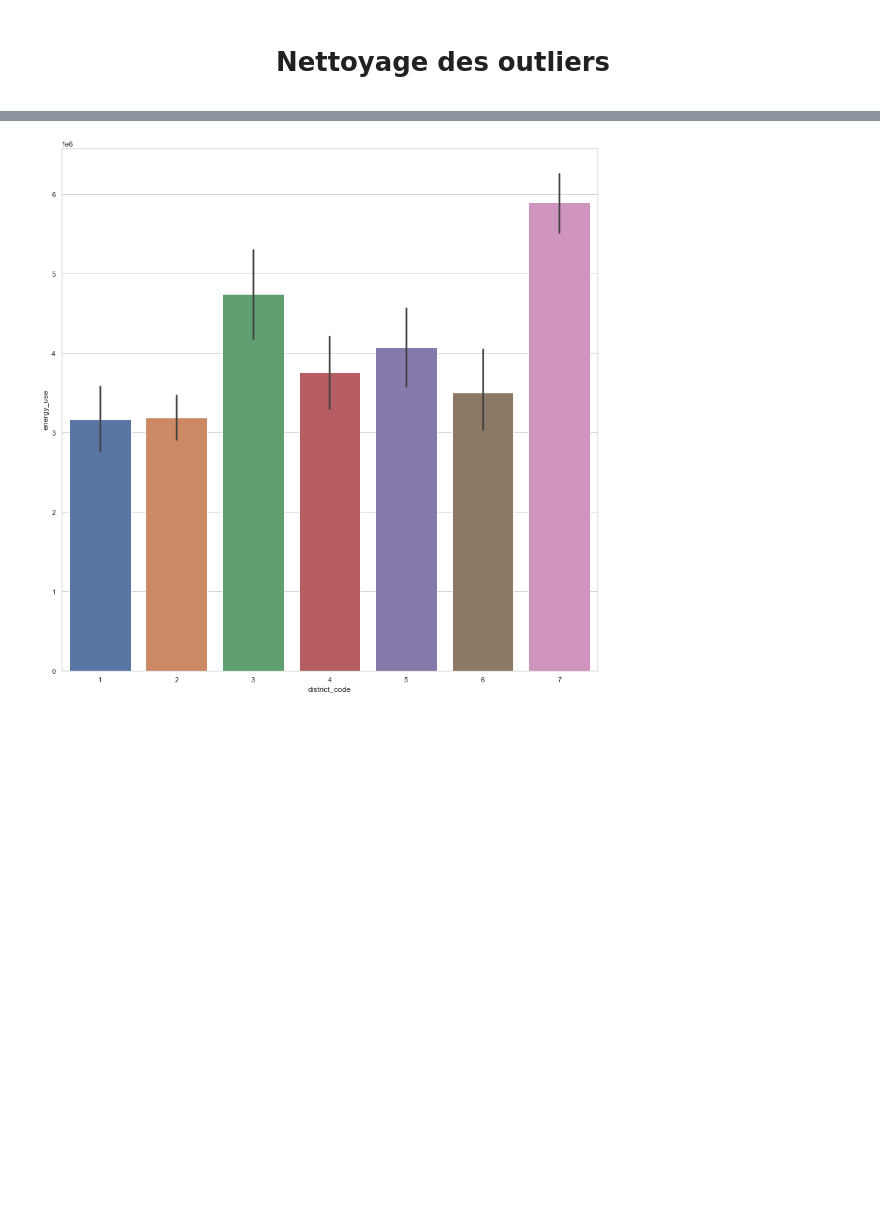
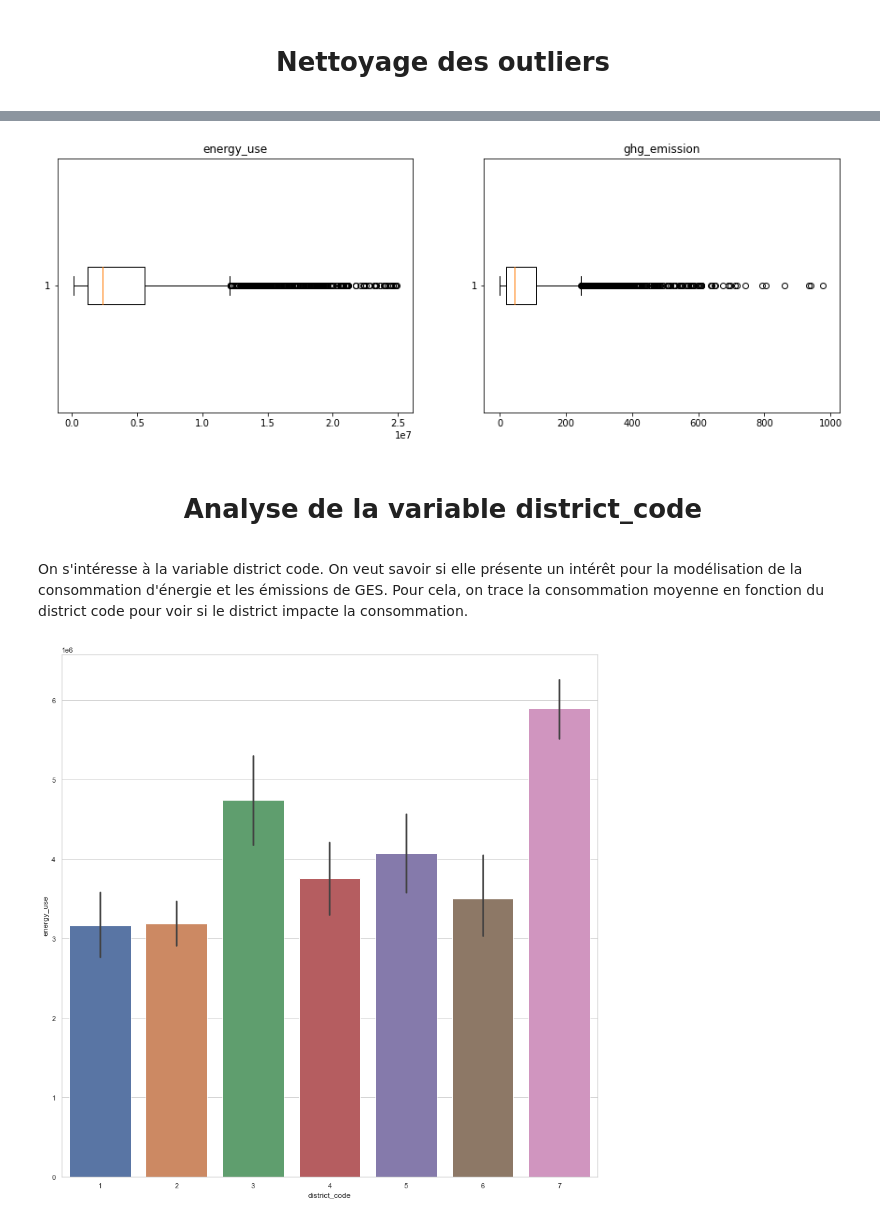
Before and after one commit to datanab/energy-consumption-prediction, a Jupyter notebook: Pélec_01_notebook_2.ipynb, the cells around one changed output, grey strips where cells are left out. Saved outputs shown, nothing was run; the diff lists cells and outputs as text; code cells hidden in the pictures; blank space fills up the shorter version.

```diff
--- a/Pélec_01_notebook_2.ipynb
+++ b/Pélec_01_notebook_2.ipynb
@@ -315,6 +307,19 @@ plt.show()
 # %%
 # Suppression des outliers
 bench_model = outlier_cleaning(bench_model,outliers_id)
+# %%
+fig, ax = plt.subplots(1,2,figsize=(15,5))
+ax[0].boxplot(bench_model['energy_use'], vert = False)
+ax[0].set_title('energy_use')
+ax[1].boxplot(bench_model['ghg_emission'], vert = False)
+ax[1].set_title('ghg_emission')
+plt.show()
+# %% [output]
+[figure, added]
+# %% [markdown]
+# <p style = 'text-align:center'> Analyse de la variable district_code </p>
+# %% [markdown]
+On s'intéresse à la variable district code. On veut savoir si elle présente un intérêt pour la modélisation de la consommation d'énergie et les émissions de GES. Pour cela, on trace la consommation moyenne en fonction du district code pour voir si le district impacte la consommation.
 # %%
 barplot("district_code","energy_use",bench_model)
 # %% [output]
```
Also changed, not shown: parts of 26 cells of this notebook, 2 other files.
